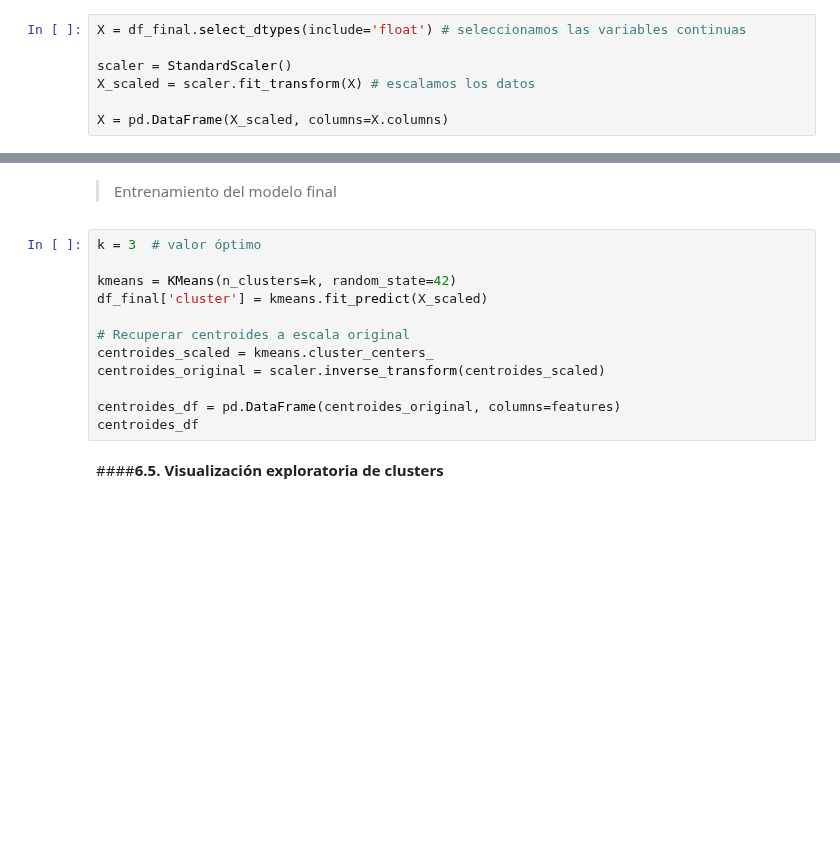
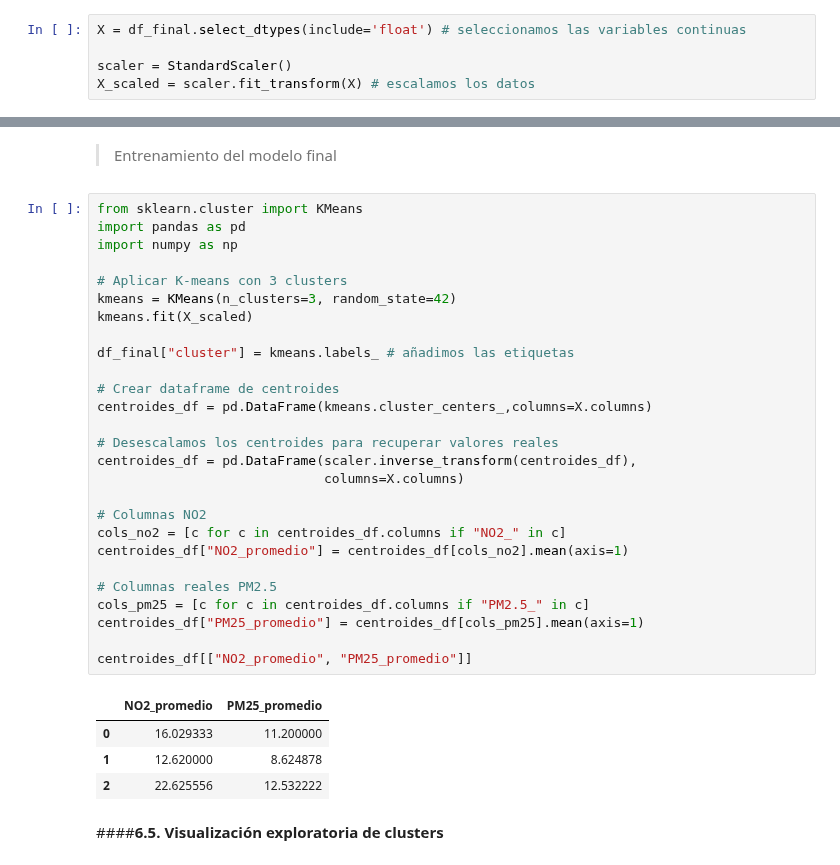
Before and after one commit to angulorojasmariaclaudia-coder/TRABAJO-FINAL-TECNICAS-DE-CIENCIAS-DE-DATOS, a Jupyter notebook: Informe_Final.ipynb, the cells around one changed output, grey strips where cells are left out. Cells and saved outputs as stored; diff of their text form; blank space fills up the shorter version.

```diff
--- a/Informe_Final.ipynb
+++ b/Informe_Final.ipynb
@@ -524,5 +524,3 @@ X = df_final.select_dtypes(include='float') # seleccionamos las variables contin
 
 scaler = StandardScaler()
 X_scaled = scaler.fit_transform(X) # escalamos los datos
-
-X = pd.DataFrame(X_scaled, columns=X.columns)
@@ -628,18 +598,38 @@ Con el valor óptimo 𝑘 = 3, se entrenó el modelo final. A cada ciudad se le
 
 
 > Entrenamiento del modelo final
-# %%
-k = 3  # valor óptimo
-
-kmeans = KMeans(n_clusters=k, random_state=42)
-df_final['cluster'] = kmeans.fit_predict(X_scaled)
-
-# Recuperar centroides a escala original
-centroides_scaled = kmeans.cluster_centers_
-centroides_original = scaler.inverse_transform(centroides_scaled)
-
-centroides_df = pd.DataFrame(centroides_original, columns=features)
-centroides_df
+# %%
+from sklearn.cluster import KMeans
+import pandas as pd
+import numpy as np
+
+# Aplicar K-means con 3 clusters
+kmeans = KMeans(n_clusters=3, random_state=42)
+kmeans.fit(X_scaled)
+
+df_final["cluster"] = kmeans.labels_ # añadimos las etiquetas
+
+# Crear dataframe de centroides
+centroides_df = pd.DataFrame(kmeans.cluster_centers_,columns=X.columns)
+
+# Desescalamos los centroides para recuperar valores reales
+centroides_df = pd.DataFrame(scaler.inverse_transform(centroides_df),
+                             columns=X.columns)
+
+# Columnas NO2
+cols_no2 = [c for c in centroides_df.columns if "NO2_" in c]
+centroides_df["NO2_promedio"] = centroides_df[cols_no2].mean(axis=1)
+
+# Columnas reales PM2.5
+cols_pm25 = [c for c in centroides_df.columns if "PM2.5_" in c]
+centroides_df["PM25_promedio"] = centroides_df[cols_pm25].mean(axis=1)
+
+centroides_df[["NO2_promedio", "PM25_promedio"]]
+# %% [output]
+|  | NO2_promedio | PM25_promedio |
+| 0 | 16.029333 | 11.200000 |
+| 1 | 12.620000 | 8.624878 |
+| 2 | 22.625556 | 12.532222 |
 # %% [markdown]
 ####**6.5. Visualización exploratoria de clusters**
 # %% [markdown]
```
Also changed, not shown: parts of 12 cells of this notebook.
